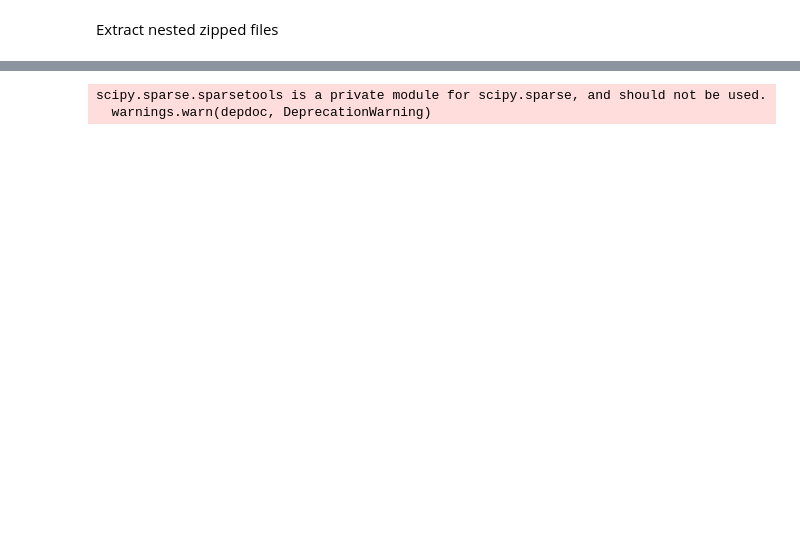
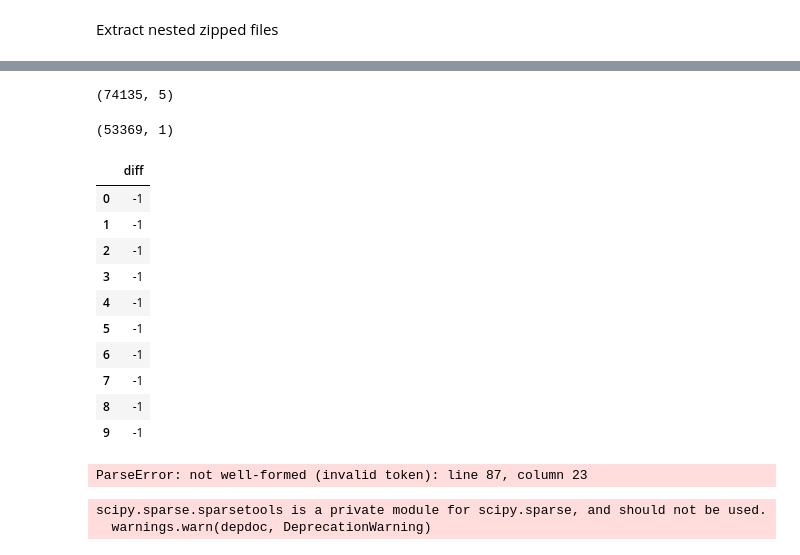
Before and after one commit to LavanyaPedada/Topic-Modeling, a Jupyter notebook: Read_Data_01.ipynb, the cells around one changed output, grey strips where cells are left out. Cells and saved outputs as stored; diff of their text form; code cells hidden in the pictures; blank space fills up the shorter version.

```diff
--- a/Read_Data_01.ipynb
+++ b/Read_Data_01.ipynb
@@ -41,0 +422,29 @@ Extract Relavent Text from the XML
+# %%
+call_dur_1_30.shape
+# %% [output]
+(74135, 5)
+# %%
+import pandasql as pdsql
+pysql = lambda q: pdsql.sqldf(q, globals())
+# %%
+qry1 ="select agent-cust as diff from df_facts where diff >=4 ;"
+# %%
+df3=pysql(qry1)
+# %%
+df3.shape
+# %% [output]
+(53369, 1)
+# %%
+df3.head(10)
+# %% [output]
+|  | diff |
+| 0 | -1 |
+| 1 | -1 |
+| 2 | -1 |
+| 3 | -1 |
+| 4 | -1 |
+| 5 | -1 |
+| 6 | -1 |
+| 7 | -1 |
+| 8 | -1 |
+| 9 | -1 |
@@ -42,5 +480,5 @@ Extract Relavent Text from the XML
 # %%
-#Extract both Customer and Agent channel data
+#Extract only Customer channel data
 
 import unicodecsv as csv
 import xml.etree.ElementTree as ET
@@ -48,17 +486,20 @@ import glob, os
 import io
 
 # Set the working directory
-os.chdir("/data1/call_miner/Vinyas_Call_miner/call_miner/Feb_xml_unzipped")
+os.chdir("/data1/call_miner/Vinyas_Call_miner/call_miner/Dec_xml_unzip")
 for filename in glob.glob('*.xml'):
                  tree = ET.parse(filename,ET.XMLParser(encoding='Latin1'))
                  root=tree.getroot()
                  eureka_id=root.find('eureka_id').text
-                 with open("/data1/call_miner/Vinyas_Call_miner/call_miner/Feb_Text_data/file_"+eureka_id+".txt","w") as f:
+                 with open("/data1/call_miner/Vinyas_Call_miner/call_miner/Feb_Cust_words/file_"+eureka_id+".txt","w") as f:
                         csvwriter = csv.writer(f)
                         for time in root.findall('segment'):
                             row=[]
-                            task_name = time.find('words').text
-                            row.append(task_name)
-                            csvwriter.writerow(row)
+                            if time.find('speaker').text=='Customer':
+                                task_name = time.find('words').text
+                                row.append(task_name)
+                                csvwriter.writerow(row)
 
 f.close()
+# %% [output]
+ParseError: not well-formed (invalid token): line 87, column 23
```
Also changed, not shown: parts of 46 cells of this notebook, 16 other files.
